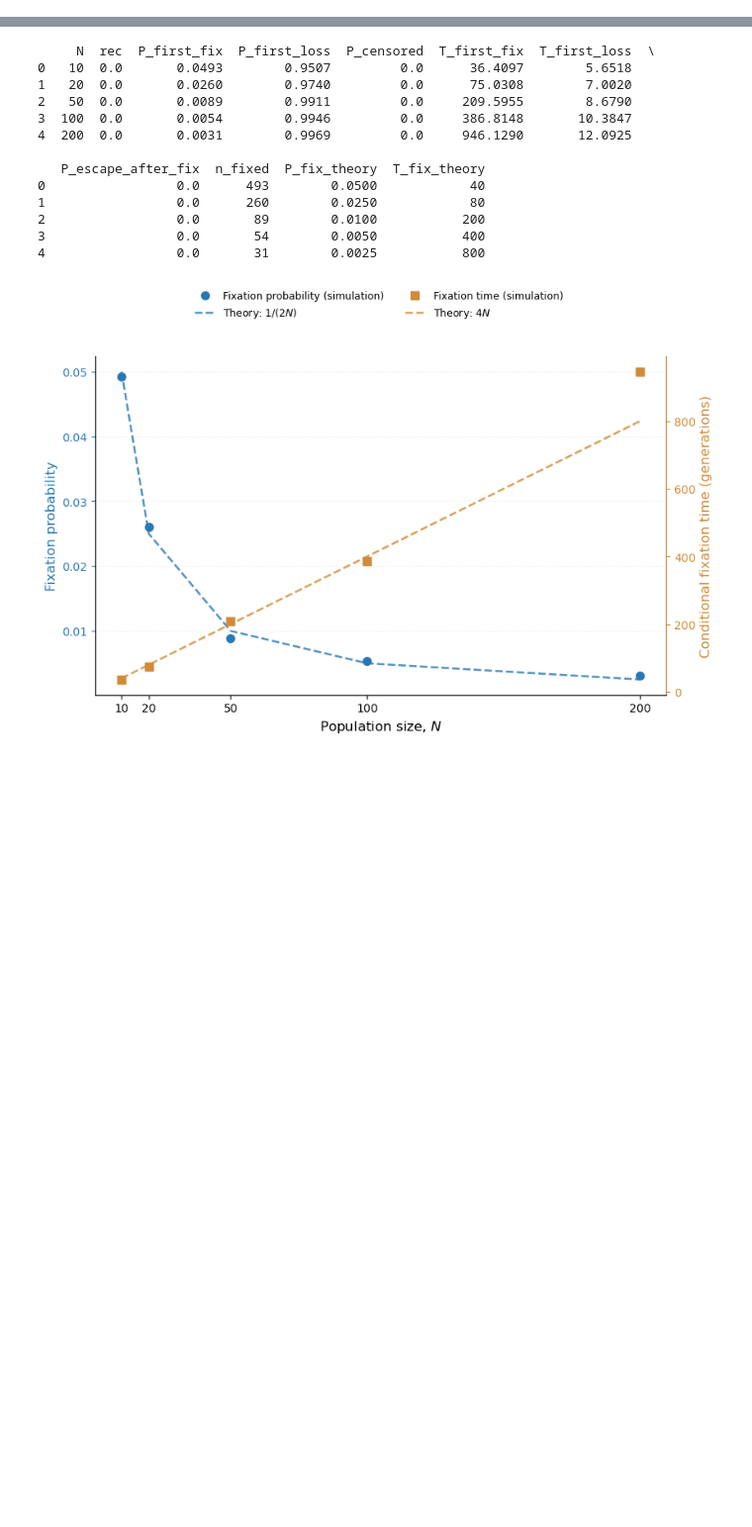
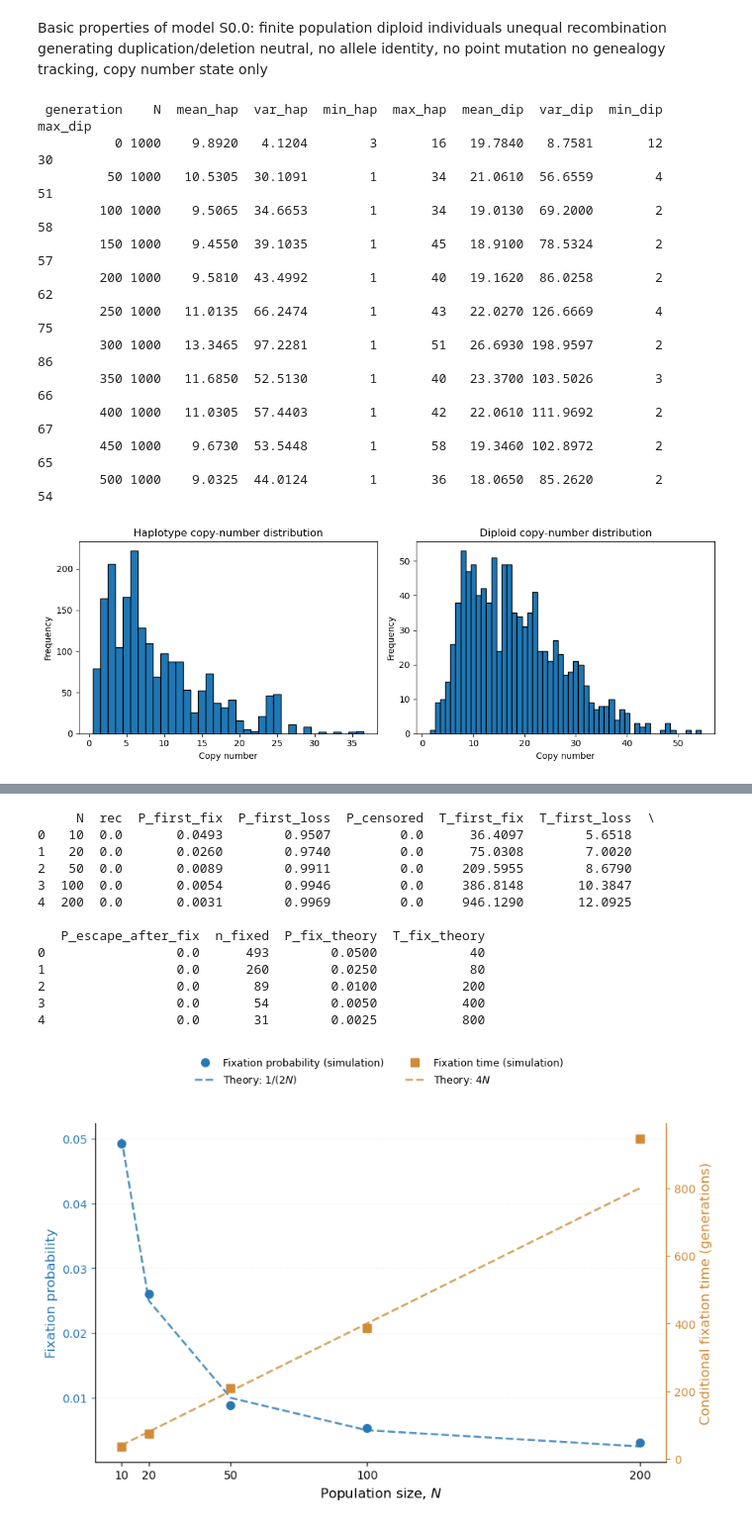
Before and after one commit to Duramenn/CNV_dynamics_2026, a Jupyter notebook: code/stochastic/S0.0_neutral.ipynb, the cells around one changed output, grey strips where cells are left out. Shown at 99% size. Saved outputs shown, nothing was run; the diff lists cells and outputs as text; code cells hidden in the pictures; blank space fills up the shorter version.

```diff
--- a/code/stochastic/S0.0_neutral.ipynb
+++ b/code/stochastic/S0.0_neutral.ipynb
@@ -292,0 +1,7 @@ def plot_final_distributions(pop: Population) -> None:
+# %% [markdown]
+Basic properties of model S0.0:
+finite population
+diploid individuals
+unequal recombination generating duplication/deletion
+neutral, no allele identity, no point mutation
+no genealogy tracking, copy number state only
@@ -386 +310,30 @@ def plot_box_by_group(df: pd.DataFrame, column: str) -> None:
+# %%
+# Single simulation
+pop, history = simulate(
+    N=1000,
+    init_copies=10,
+    rec=0.05,
+    generations=500,
+    seed=42,
+    record_every=50,
+    mode="gaussian",
+    init_sd=2.0,
+)
+
+print_history(history)
+plot_final_distributions(pop)
+# %% [output]
+ generation    N  mean_hap  var_hap  min_hap  max_hap  mean_dip  var_dip  min_dip  max_dip
+          0 1000    9.8920   4.1204        3       16   19.7840   8.7581       12       30
+         50 1000   10.5305  30.1091        1       34   21.0610  56.6559        4       51
+        100 1000    9.5065  34.6653        1       34   19.0130  69.2000        2       58
+        150 1000    9.4550  39.1035        1       45   18.9100  78.5324        2       57
+        200 1000    9.5810  43.4992        1       40   19.1620  86.0258        2       62
+        250 1000   11.0135  66.2474        1       43   22.0270 126.6669        4       75
+        300 1000   13.3465  97.2281        1       51   26.6930 198.9597        2       86
+        350 1000   11.6850  52.5130        1       40   23.3700 103.5026        3       66
+        400 1000   11.0305  57.4403        1       42   22.0610 111.9692        2       67
+        450 1000    9.6730  53.5448        1       58   19.3460 102.8972        2       65
+        500 1000    9.0325  44.0124        1       36   18.0650  85.2620        2       54
+[figure, added]
 # %%
```
Also changed, not shown: parts of 24 cells of this notebook, 1 other file.
